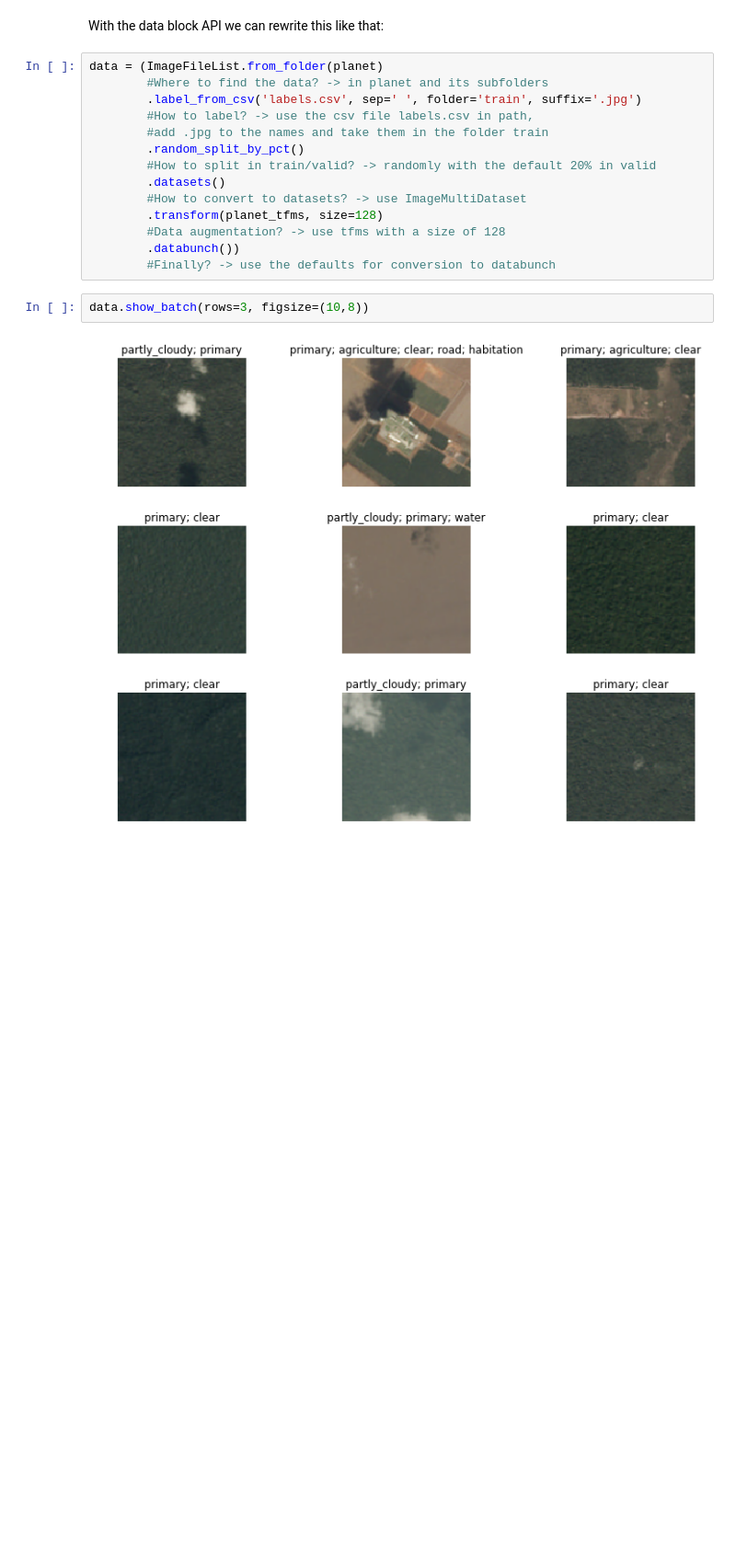
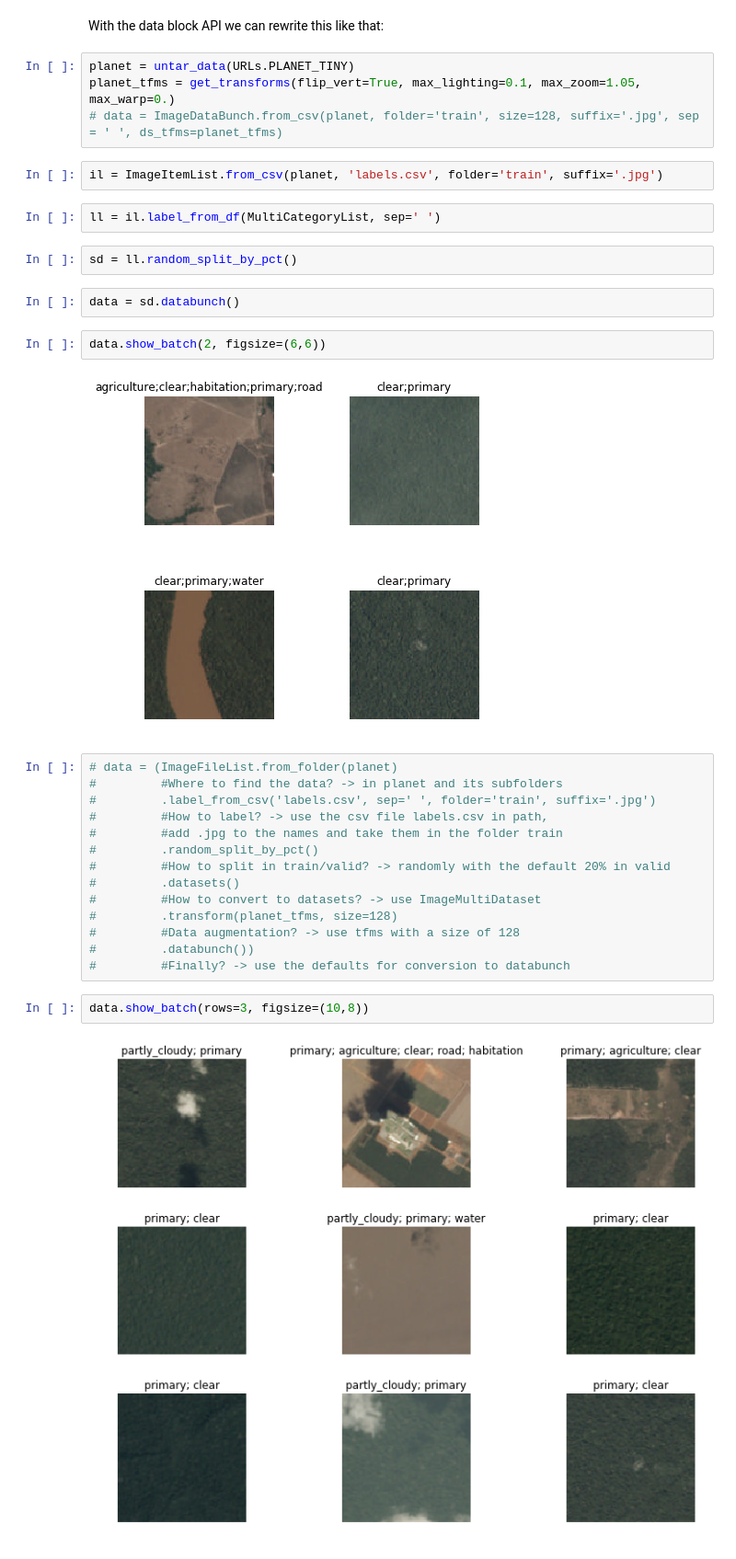
Before and after one commit to zhaoshaojun/fastai, a Jupyter notebook: docs_src/data_block.ipynb, the cells around one changed output. Shown at 92% size. Drawn from its saved outputs; the diff is of its cells as text; blank space fills up the shorter version.

```diff
--- a/docs_src/data_block.ipynb
+++ b/docs_src/data_block.ipynb
@@ -68,19 +107,35 @@ data = ImageDataBunch.from_csv(planet, folder='train', size=128, suffix='.jpg',
 # %% [markdown]
 With the data block API we can rewrite this like that:
+# %%
+planet = untar_data(URLs.PLANET_TINY)
+planet_tfms = get_transforms(flip_vert=True, max_lighting=0.1, max_zoom=1.05, max_warp=0.)
+# data = ImageDataBunch.from_csv(planet, folder='train', size=128, suffix='.jpg', sep = ' ', ds_tfms=planet_tfms)
+# %%
+il = ImageItemList.from_csv(planet, 'labels.csv', folder='train', suffix='.jpg')
+# %%
+ll = il.label_from_df(MultiCategoryList, sep=' ')
+# %%
+sd = ll.random_split_by_pct()
+# %%
+data = sd.databunch()
+# %%
+data.show_batch(2, figsize=(6,6))
+# %% [output]
+[figure, added]
 # %%
-data = (ImageFileList.from_folder(planet)
-        #Where to find the data? -> in planet and its subfolders
-        .label_from_csv('labels.csv', sep=' ', folder='train', suffix='.jpg')
-        #How to label? -> use the csv file labels.csv in path,
-        #add .jpg to the names and take them in the folder train
-        .random_split_by_pct()
-        #How to split in train/valid? -> randomly with the default 20% in valid
-        .datasets()
-        #How to convert to datasets? -> use ImageMultiDataset
-        .transform(planet_tfms, size=128)
-        #Data augmentation? -> use tfms with a size of 128
-        .databunch())
-        #Finally? -> use the defaults for conversion to databunch
+# data = (ImageFileList.from_folder(planet)
+#         #Where to find the data? -> in planet and its subfolders
+#         .label_from_csv('labels.csv', sep=' ', folder='train', suffix='.jpg')
+#         #How to label? -> use the csv file labels.csv in path,
+#         #add .jpg to the names and take them in the folder train
+#         .random_split_by_pct()
+#         #How to split in train/valid? -> randomly with the default 20% in valid
+#         .datasets()
+#         #How to convert to datasets? -> use ImageMultiDataset
+#         .transform(planet_tfms, size=128)
+#         #Data augmentation? -> use tfms with a size of 128
+#         .databunch())
+#         #Finally? -> use the defaults for conversion to databunch
 # %%
 data.show_batch(rows=3, figsize=(10,8))
 # %% [output]
```
Also changed, not shown: parts of 14 cells of this notebook, 5 other files.
